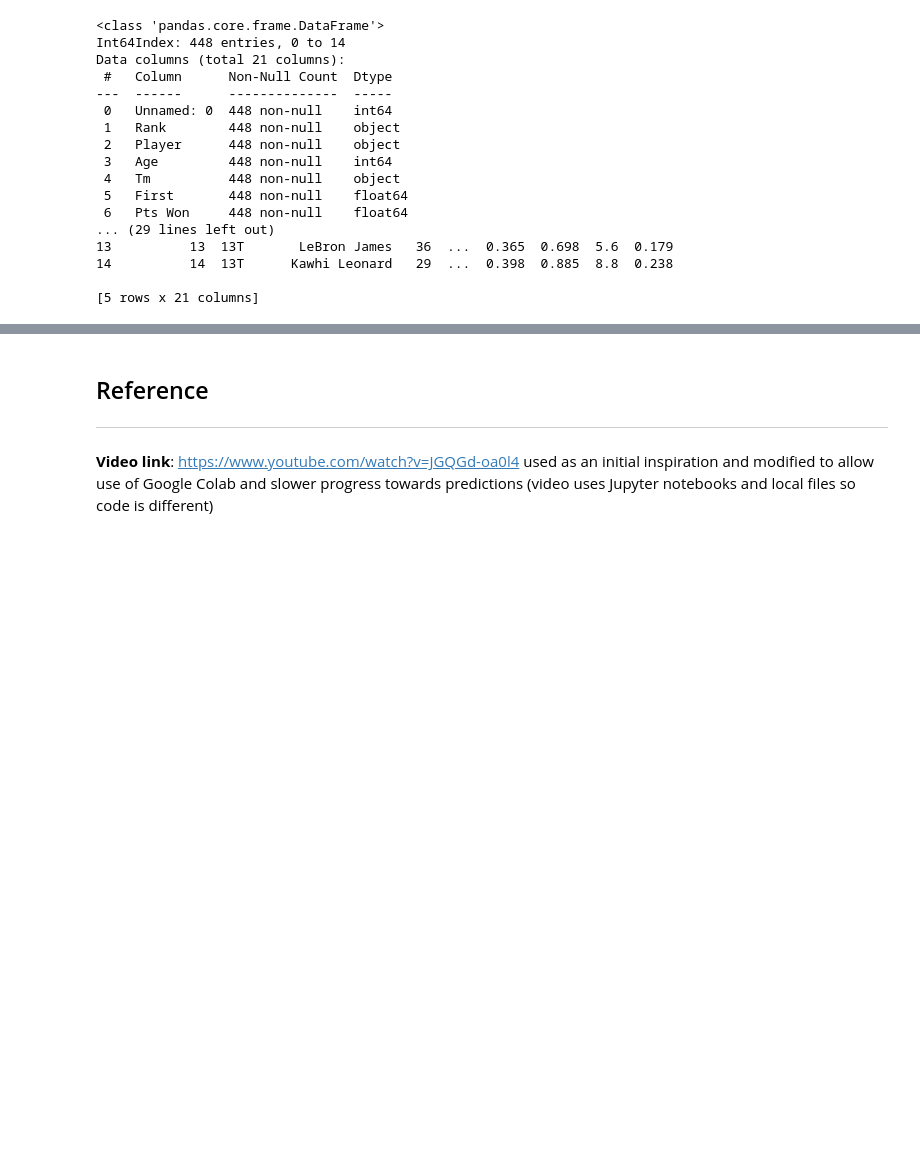
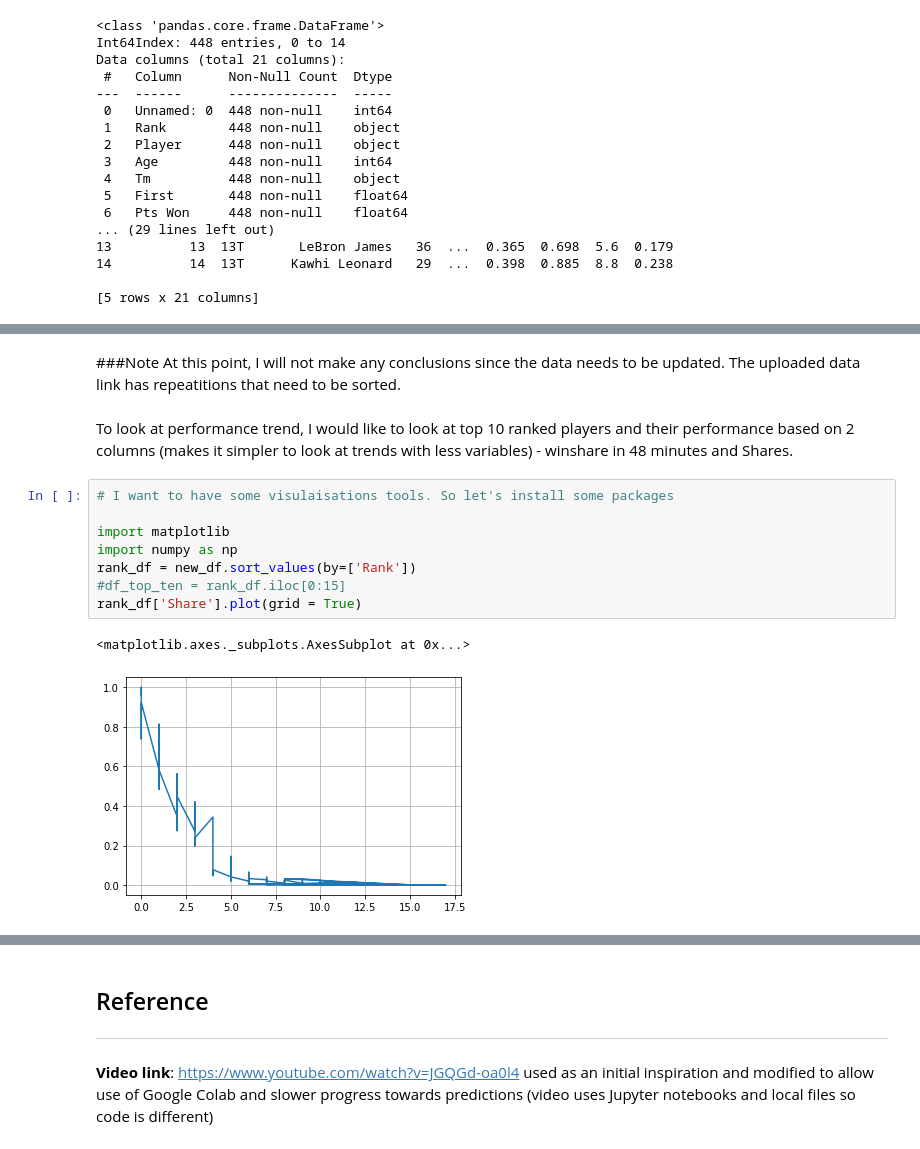
Before and after one commit to JaySanthanam/Programming-for-data, a Jupyter notebook: Projects/NBA.ipynb, the cells around one changed output, grey strips where cells are left out. Saved outputs shown, nothing was run; the diff lists cells and outputs as text; blank space fills up the shorter version.

```diff
--- a/Projects/NBA.ipynb
+++ b/Projects/NBA.ipynb
@@ -135,0 +153,16 @@ Looks like defensive plays like blocking, stealing etc have less weightage than
+# %% [markdown]
+###Note
+At this point, I will not make any conclusions since the data needs to be updated. The uploaded data link has repeatitions that need to be sorted.
+# %% [markdown]
+To look at performance trend, I would like to look at top 10 ranked players and their performance based on 2 columns (makes it simpler to look at trends with less variables) - winshare in 48 minutes and Shares.
+# %%
+# I want to have some visulaisations tools. So let's install some packages
+
+import matplotlib
+import numpy as np
+rank_df = new_df.sort_values(by=['Rank'])
+#df_top_ten = rank_df.iloc[0:15]
+rank_df['Share'].plot(grid = True)
+# %% [output]
+<matplotlib.axes._subplots.AxesSubplot at 0x...>
+[figure, added]
```
Also changed, not shown: parts of 8 cells of this notebook.
